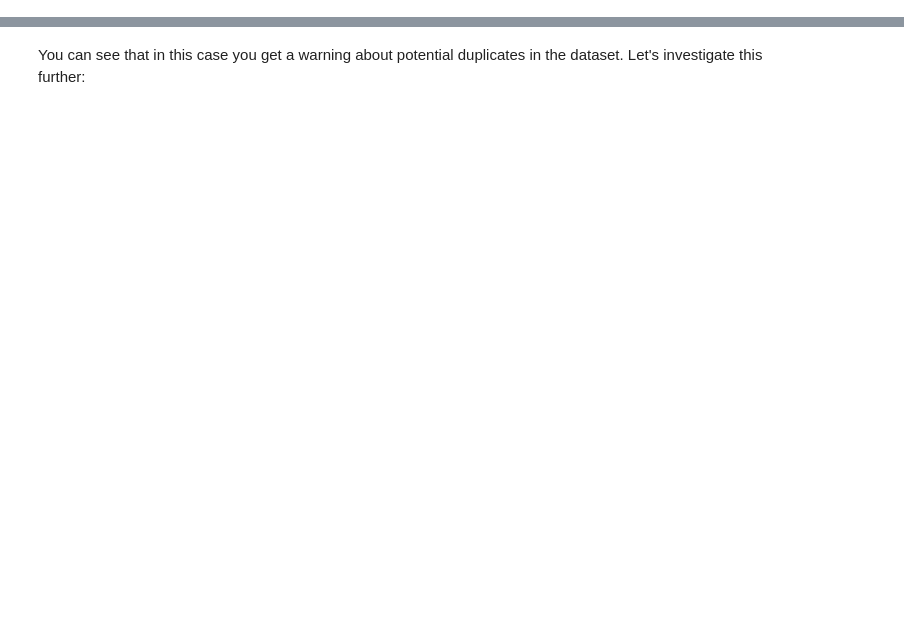
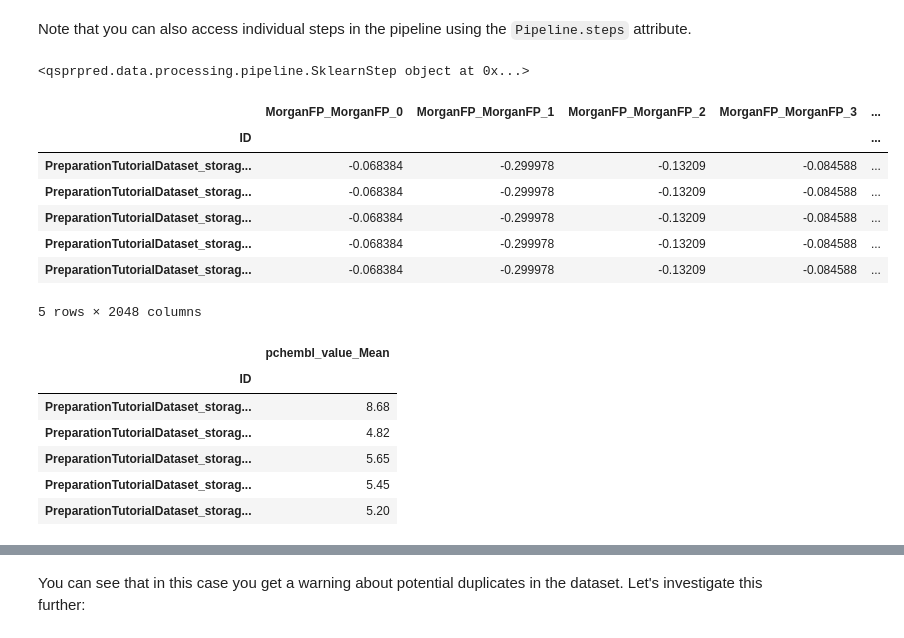
Before and after one commit to CDDLeiden/QSPRpred, a Jupyter notebook: tutorials/basics/data/data_preparation.ipynb, the cells around one changed output, grey strips where cells are left out. Cells and saved outputs as stored; diff of their text form; code cells hidden in the pictures; blank space fills up the shorter version.

```diff
--- a/tutorials/basics/data/data_preparation.ipynb
+++ b/tutorials/basics/data/data_preparation.ipynb
@@ -89,0 +64,14 @@ dataset.getDF().head()
+# %%
+from qsprpred.data.processing.pipeline import Pipeline, Shuffle
+from sklearn.preprocessing import StandardScaler
+
+# instantiate a pipeline with a single step
+pipeline = Pipeline(
+    steps={
+        "shuffle": Shuffle(),
+        "scaler": StandardScaler(),
+    },
+    seed=42,
+)
+
+print(pipeline)
@@ -89,0 +121,25 @@ dataset.getDF().head()
+# %% [markdown]
+Note that you can also access individual steps in the pipeline using the `Pipeline.steps` attribute.
+# %%
+print(pipeline.steps["scaler"])
+
+X_scaled, y_scaled = pipeline.steps["scaler"].transform(X, y)
+display(X_scaled.head()) # the data is now scaled, but not shuffled
+display(y_scaled.head())
+# %% [output]
+<qsprpred.data.processing.pipeline.SklearnStep object at 0x...>
+|  | MorganFP_MorganFP_0 | MorganFP_MorganFP_1 | MorganFP_MorganFP_2 | MorganFP_MorganFP_3 | ... |
+| ID |  |  |  |  | ... |
+| PreparationTutorialDataset_storag... | -0.068384 | -0.299978 | -0.13209 | -0.084588 | ... |
+| PreparationTutorialDataset_storag... | -0.068384 | -0.299978 | -0.13209 | -0.084588 | ... |
+| PreparationTutorialDataset_storag... | -0.068384 | -0.299978 | -0.13209 | -0.084588 | ... |
+| PreparationTutorialDataset_storag... | -0.068384 | -0.299978 | -0.13209 | -0.084588 | ... |
+| PreparationTutorialDataset_storag... | -0.068384 | -0.299978 | -0.13209 | -0.084588 | ... |
+5 rows × 2048 columns
+|  | pchembl_value_Mean |
+| ID |  |
+| PreparationTutorialDataset_storag... | 8.68 |
+| PreparationTutorialDataset_storag... | 4.82 |
+| PreparationTutorialDataset_storag... | 5.65 |
+| PreparationTutorialDataset_storag... | 5.45 |
+| PreparationTutorialDataset_storag... | 5.20 |
```
Also changed, not shown: parts of 53 cells of this notebook.
